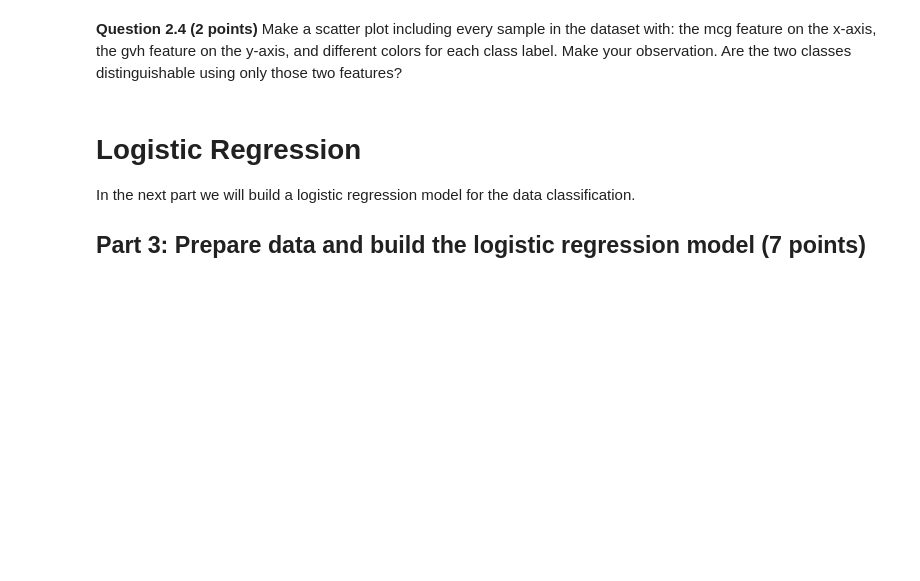
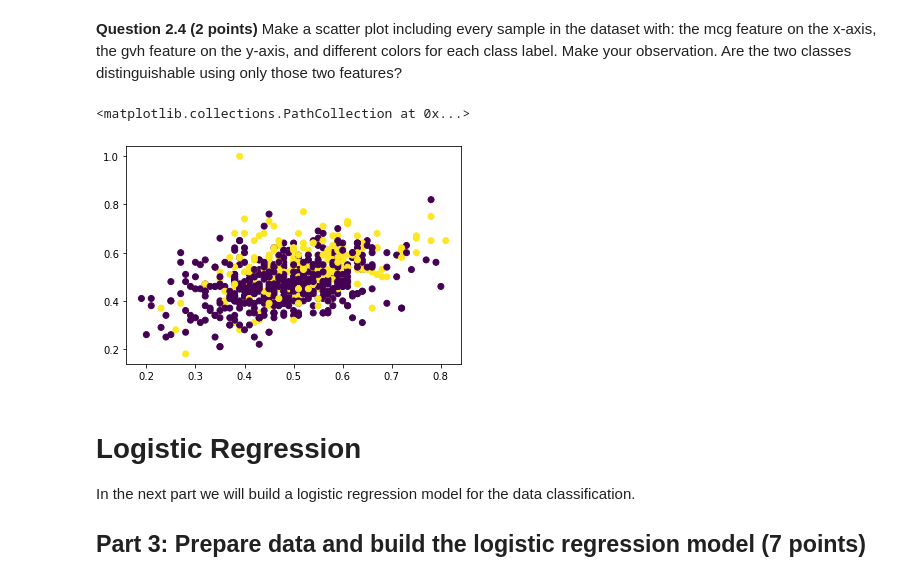
Before and after one commit to zhaoyuq4/hw-03, a Jupyter notebook: HW-03_GitML-Yuqing Zhao.ipynb, the cells around one changed output. Drawn from its saved outputs; the diff is of its cells as text; code cells hidden in the pictures; blank space fills up the shorter version.

```diff
--- a/HW-03_GitML-Yuqing Zhao.ipynb
+++ b/HW-03_GitML-Yuqing Zhao.ipynb
@@ -60,0 +59,7 @@ In this homework we will be working with the yeast dataset and building logistic
+# %%
+### Put your code here ###
+df = pd.read_csv("yeast.data",names=["Sequence Name","mcg","gvh","alm","mit","erl","pox","vac","nuc","class label"],delim_whitespace=True)
+df = pd.DataFrame(df)
+df = df.drop(columns=["Sequence Name","pox","vac"])
+print("The size is:",df.size)
+df
@@ -69,0 +91,7 @@ data with only these two types of labels, and redefine label **CYT** into **0**,
+# %%
+### Put your code here ###
+new_df =df[(df["class label"]=="CYT")|(df["class label"]=="MIT")]
+new_df1 = new_df.replace("CYT",0)
+new_df = new_df1.replace("MIT",1)
+print("The size is:",new_df.size)
+new_df
@@ -71,6 +114,10 @@ data with only these two types of labels, and redefine label **CYT** into **0**,
 **Question 2.4 (2 points)** Make a scatter plot including every sample in the dataset with: the mcg feature on the x-axis, the gvh feature on the y-axis, and different colors for each class label. Make your observation. Are the two classes distinguishable using only those two features?
 # %%
 ### Put your code here ###
+plt.scatter(new_df['mcg'],new_df['gvh'],c=new_df['class label'])
+# %% [output]
+<matplotlib.collections.PathCollection at 0x...>
+[figure, added]
 # %% [markdown]
 # Logistic Regression
 
```
Also changed, not shown: parts of 20 cells of this notebook.
